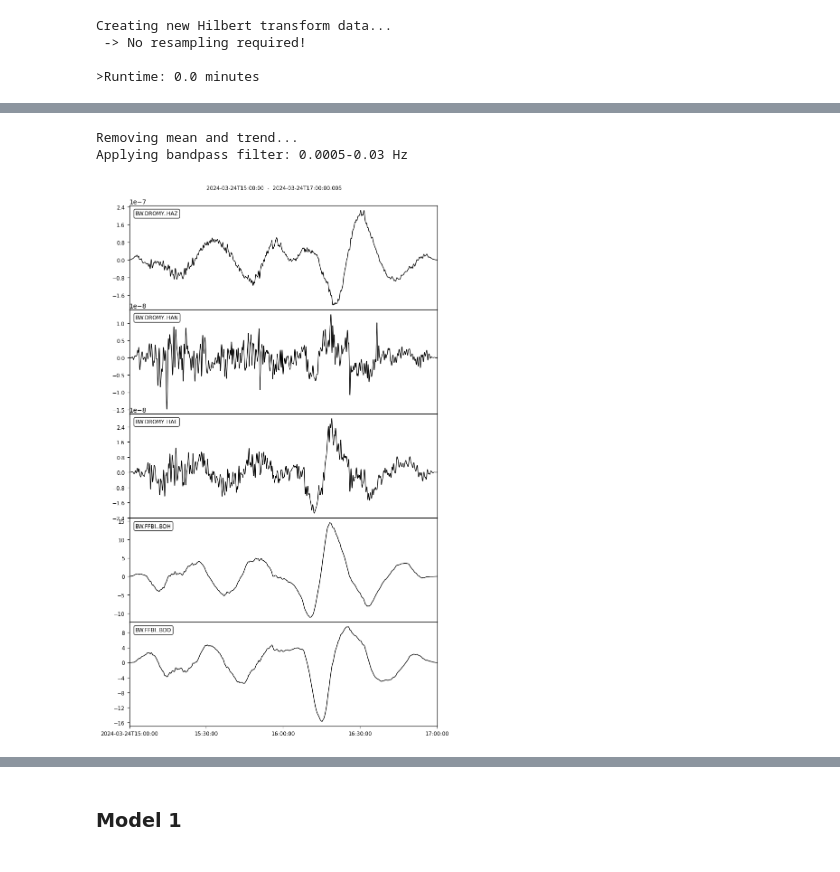
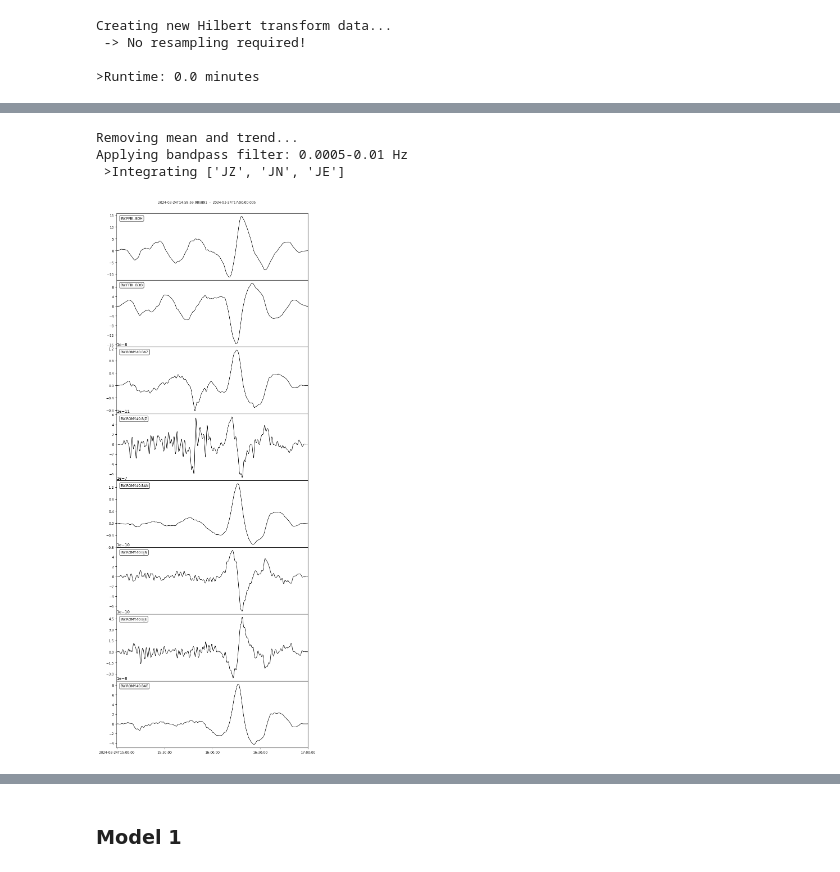
Before and after one commit to andbrocode/BaroSeis, a Jupyter notebook: baroseis_compare_models.ipynb, the cells around one changed output, grey strips where cells are left out. Cells and saved outputs as stored; diff of their text form; code cells hidden in the pictures.

```diff
--- a/baroseis_compare_models.ipynb
+++ b/baroseis_compare_models.ipynb
@@ -10,18 +47,27 @@ from src.baroseis import baroseis
 # %% [markdown]
 ### Configurations
 # %%
-station = "DROMY" # "FUR" or "ROMY" or "DROMY"
+station = "ROMY" # "FUR" or "ROMY" or "DROMY"
 
+# date = "20240312"
 # date = "20240315"
+# date = "20240321"
+# date = "20240423"
 date = "20240324"
-# date = "20240423"
-# date = "20240312"
+# date = "20240829"
 
+# Frequency range
+fmin = 5e-4
+fmax = 1e-2
 
-# select channel A = tilt, J = rotation rate, H = acceleration
+save_figs = False
+
+# select channel: A = tilt, J = rotation rate, H = acceleration
 cha ="*A*"
 
 # load config
 config = baroseis.load_from_yaml(f"./config/config_FFBI_{station}_{date}_file.yaml")
+
+path_to_figs = f"./figures/{date}/"
 # %% [markdown]
 ### Load Spatial Pressure Gradients
@@ -54,37 +119,38 @@ bs.st.plot(equal_scale=False);
 # %%
 # band pass filer
-bs.filter_data(fmin=0.0005, fmax=0.03)
+bs.filter_data(fmin=fmin, fmax=fmax)
 
 # detrend
 bs.st.detrend("demean")
 
 # taper edges
 bs.st.taper(0.1, "cosine")
 
 if station == "ROMY":
     # integrate rotation to tilt
     bs.integrate_data(method="cumtrapz") # method = "cumtrapz" or "spline"
 
 elif station == "FUR" or station == "DROMY":
     # convert acceleration to tilt
     for tr in bs.st:
         if tr.stats.channel[1] == "H":
             tr.stats.channel = tr.stats.channel[0] + "A" + tr.stats.channel[-1]
             if tr.stats.channel[-1] in ["N", "E"]:
                 tr.data = -tr.data/9.81
 
 # trim waveforms
 bs.st = bs.st.trim(bs.config['tbeg'], bs.config['tend'])
 
 # detrend waveforms
 bs.st.detrend("demean")
 
 # taper edges
 bs.st.taper(0.05, "cosine")
 
 # show new waveforms
 bs.st.plot(equal_scale=False);
 # %% [output]
 Removing mean and trend...
-Applying bandpass filter: 0.0005-0.03 Hz
+Applying bandpass filter: 0.0005-0.01 Hz
+ >Integrating ['JZ', 'JN', 'JE']
-[figure, old version]
+[figure, new version]
```
Also changed, not shown: parts of 22 cells of this notebook, 29 other files.
